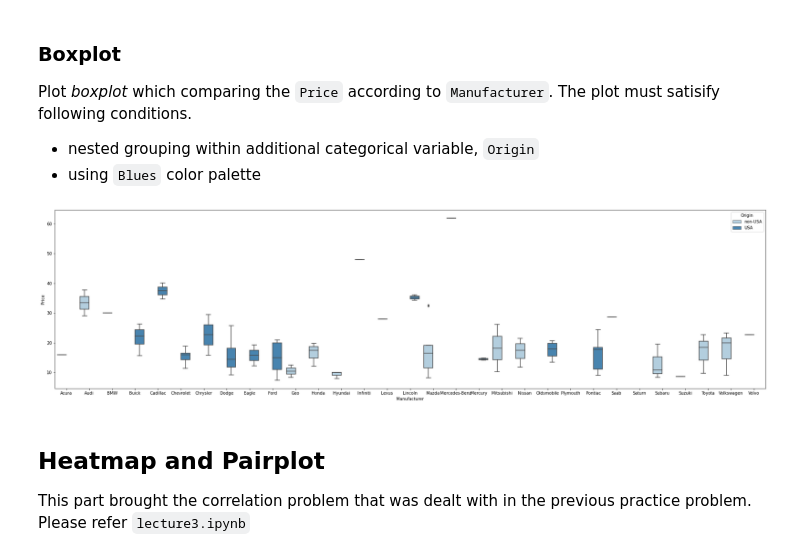
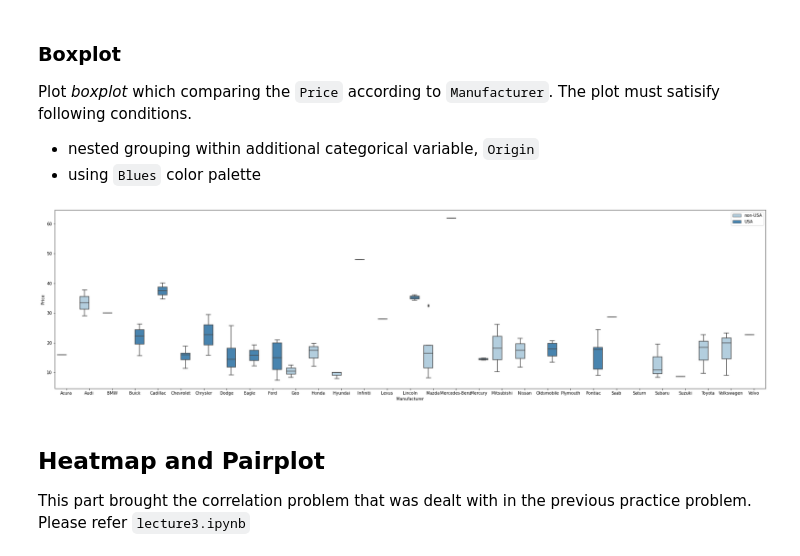
Before and after one commit to KangHyup/DataAnalysisProgramming, a Jupyter notebook: lecture4_ipynb의_사본.ipynb, the cells around one changed output. Drawn from its saved outputs; the diff is of its cells as text; code cells hidden in the pictures.

```diff
--- a/lecture4_ipynb의_사본.ipynb
+++ b/lecture4_ipynb의_사본.ipynb
@@ -153,16 +153,17 @@ Plot *boxplot* which comparing the `Price` according to `Manufacturer`. The plot
 # %%
 fig, ax = plt.subplots(figsize=(31,8))
 sns.boxplot(
     data = df,
     x = 'Manufacturer',
     y = 'Price',
     hue = 'Origin',
     palette="Blues"
 )
+plt.legend()
 
 plt.show()
 # %% [output]
-[figure, old version]
+[figure, new version]
 # %% [markdown]
 ## Heatmap and Pairplot
 This part brought the correlation problem that was dealt with in the previous practice problem. Please refer `lecture3.ipynb`
```
Also changed, not shown: parts of 7 cells of this notebook.
